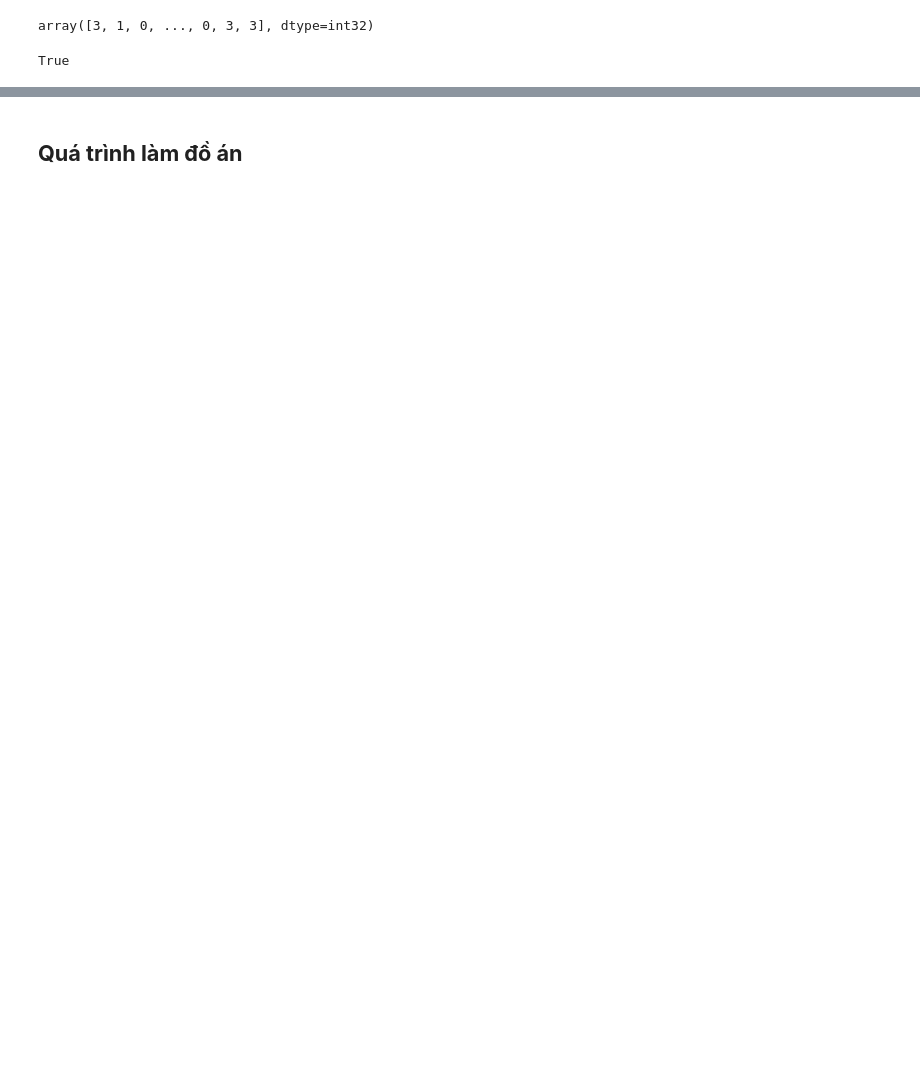
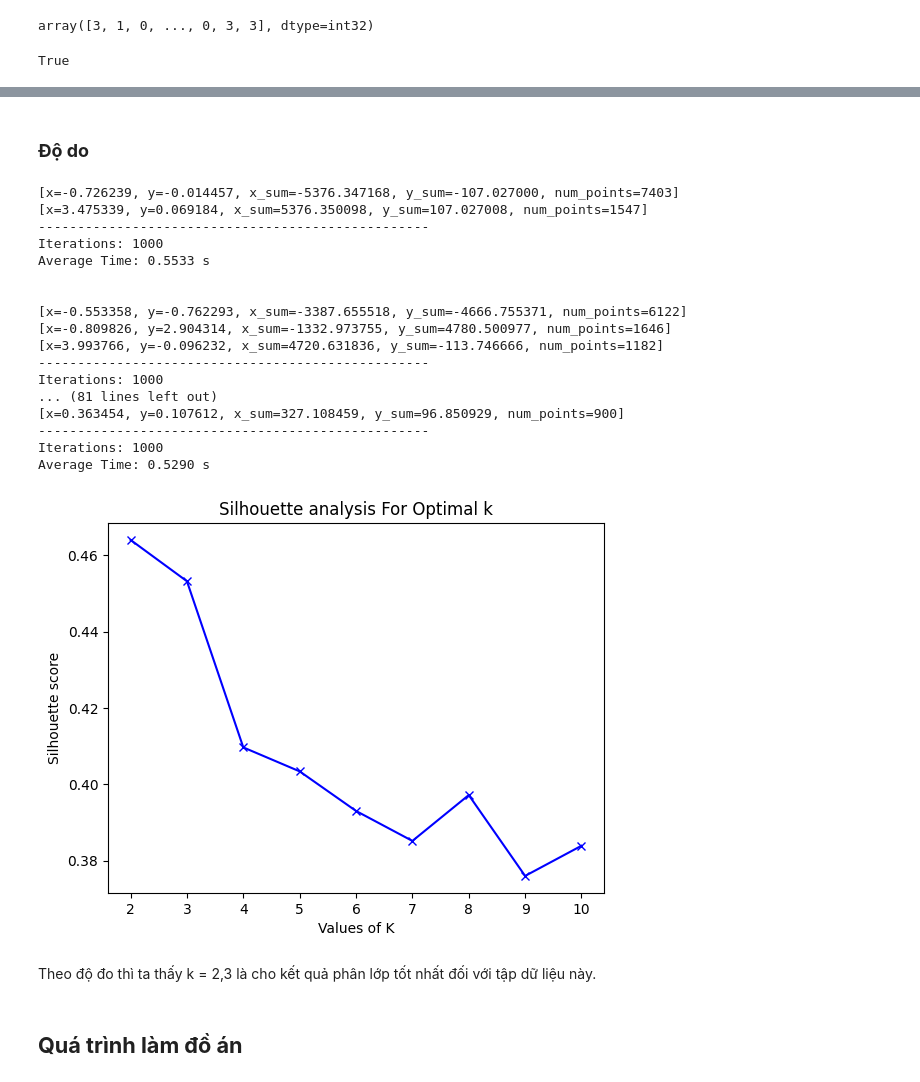
Before and after one commit to baosonhcmus/Customers-Segmentation, a Jupyter notebook: Customers_Segmentation.ipynb, the cells around one changed output, grey strips where cells are left out. Saved outputs shown, nothing was run; the diff lists cells and outputs as text; code cells hidden in the pictures; blank space fills up the shorter version.

```diff
--- a/Customers_Segmentation.ipynb
+++ b/Customers_Segmentation.ipynb
@@ -609,7 +484,7 @@ def kmeans(points, clusters, centroids, centroid_sum, centroid_num_points, num_p
     return centroids, centroid_sum, centroid_num_points, clusters
 # %%
 listpoints = []
-listpoints = [(x, y) for x, y in X_2]
+listpoints = [(x, y) for x, y in X_1]
 
 points = np.ones((NUM_POINT, 2), dtype=np.float32)
 clusters = np.ones(NUM_POINT, dtype=np.int32)
@@ -629,7 +504,7 @@ for i in range(REPEAT):
         centroids[i1, 0] = points[i1, 0]
         centroids[i1, 1] = points[i1, 1]
 
-    centroids, centroid_sum, centroid_num_point, clusters = kmeans(points, clusters, centroids, centroid_sum, centroid_num_point, NUM_POINT, NUM_CLUSTER)
+    centroids, centroid_sum, centroid_num_point, clusters = kmeansNumba(points, clusters, centroids, centroid_sum, centroid_num_point, NUM_POINT, NUM_CLUSTER)
 
     if i + 1 == REPEAT:
         printCentroid(centroids, centroid_sum, centroid_num_point)
@@ -689,8 +570,8 @@ def groupByClusterKernel(points, clusters, centroids, num_points, num_centroids)
 # %%
 @cuda.jit('void(float32[:,:], int32[:], float32[:,:], int32[:], int32, int32)')
 def centroidsSumKernel(points, clusters, centroid_sum, centroid_num_point, num_points, num_centroids):
-    _centroid_sum_s = cuda.shared.array(shape=(NUM_CLUSTER, 2), dtype=float32)
-    _centroid_num_point_s = cuda.shared.array(shape=NUM_CLUSTER, dtype=int32)
+    _centroid_sum_s = cuda.shared.array(shape=(10, 2), dtype=float32)
+    _centroid_num_point_s = cuda.shared.array(shape=10, dtype=int32)
 
     tdx = cuda.threadIdx.x
     idx = cuda.blockIdx.x * cuda.blockDim.x + tdx
@@ -746,11 +627,11 @@ def kmeansGPU(points, clusters, centroids, centroid_sum, centroid_num_points, nu
 
         cuda.synchronize()
 
-        centroidsSumKernel[ceil(NUM_POINT/25), 25]( dpoints, dclusters, dcentroid_sum, dcentroid_num_points, NUM_POINT, NUM_CLUSTER)
+        centroidsSumKernel[ceil(NUM_POINT/25), 25]( dpoints, dclusters, dcentroid_sum, dcentroid_num_points, NUM_POINT, num_centroids)
 
         cuda.synchronize()
 
-        calCentroidsKernel[ceil(NUM_CLUSTER/10), 10](dcentroids, dcentroid_sum, dcentroid_num_points,NUM_CLUSTER)
+        calCentroidsKernel[ceil(num_centroids/10), 10](dcentroids, dcentroid_sum, dcentroid_num_points,num_centroids)
 
         cuda.synchronize()
 
@@ -807,0 +825,7 @@ True
+# %%
+print("Tuan tu: ")
+CS_Sequential(data,4,1,1000)
+print("\nVersion 1: ")
+CS_Version1(data,4,1,1000)
+print("\nVersion 2: ")
+X_train,cluster_labels = CS_Version2(data,4,1,1000)
@@ -808,3 +858,45 @@ True
+# %% [markdown]
+### **Độ do**
+# %%
+from sklearn.metrics import silhouette_samples, silhouette_score
+import matplotlib.pyplot as plt
+
+range_n_clusters = [2, 3, 4, 5, 6, 7, 8,9,10]
+silhouette_avg = []
+for num_clusters in range_n_clusters:
+
+ NUM_CLUSTER = num_clusters
+ X_train,cluster_labels = CS_Version2(data,num_clusters,1,1000)
+ print("\n")
+
+ # silhouette score
+ silhouette_avg.append(silhouette_score(X_train, cluster_labels))
+plt.plot(range_n_clusters,silhouette_avg,'bx-')
+plt.xlabel('Values of K')
+plt.ylabel('Silhouette score')
+plt.title('Silhouette analysis For Optimal k')
+plt.show()
+# %% [output]
+[x=-0.726239, y=-0.014457, x_sum=-5376.347168, y_sum=-107.027000, num_points=7403]
+[x=3.475339, y=0.069184, x_sum=5376.350098, y_sum=107.027008, num_points=1547]
+--------------------------------------------------
+Iterations: 1000
+Average Time: 0.5533 s
+
+
+[x=-0.553358, y=-0.762293, x_sum=-3387.655518, y_sum=-4666.755371, num_points=6122]
+[x=-0.809826, y=2.904314, x_sum=-1332.973755, y_sum=4780.500977, num_points=1646]
+[x=3.993766, y=-0.096232, x_sum=4720.631836, y_sum=-113.746666, num_points=1182]
+--------------------------------------------------
+Iterations: 1000
+... (81 lines left out)
+[x=0.363454, y=0.107612, x_sum=327.108459, y_sum=96.850929, num_points=900]
+--------------------------------------------------
+Iterations: 1000
+Average Time: 0.5290 s
+[figure, added]
+# %% [markdown]
+Theo độ đo thì ta thấy k = 2,3 là cho kết quả phân lớp tốt nhất đối với tập dữ liệu này.
 # %% [markdown]
 ## **Quá trình làm đồ án**
 # %% [markdown]
```
Also changed, not shown: parts of 69 cells of this notebook.
